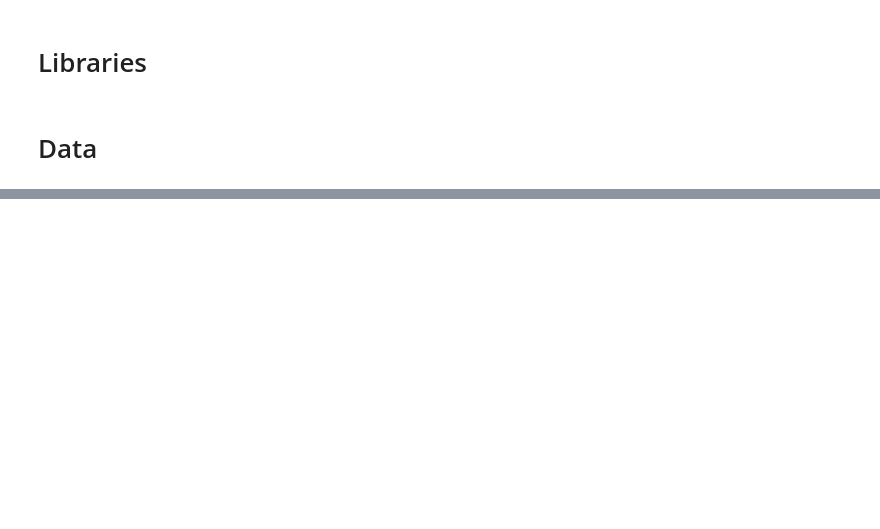
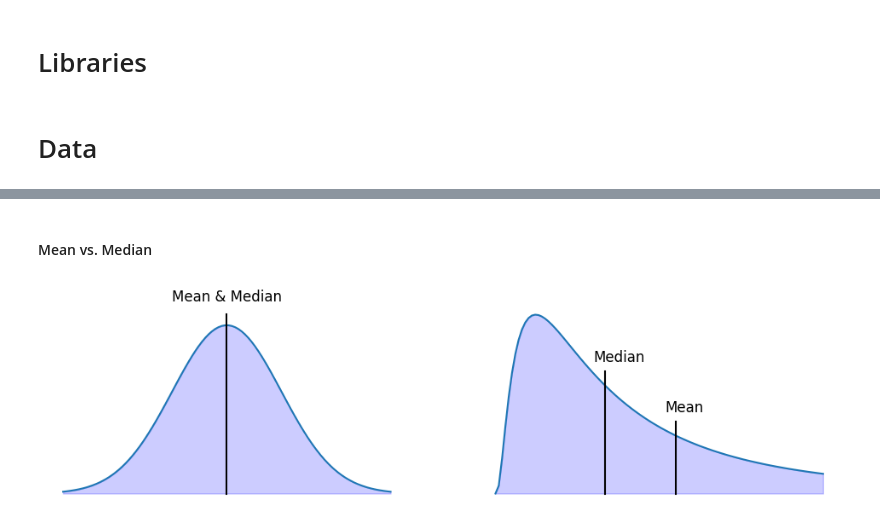
Before and after one commit to OgrodowskiJedrzej/Intro-To-Data-Science-Notebooks, a Jupyter notebook: Data Manipulation/data_cleaning.ipynb, the cells around one changed output, grey strips where cells are left out. Saved outputs shown, nothing was run; the diff lists cells and outputs as text; code cells hidden in the pictures; blank space fills up the shorter version.

```diff
--- a/Data Manipulation/data_cleaning.ipynb
+++ b/Data Manipulation/data_cleaning.ipynb
@@ -38,0 +145,33 @@ memory usage: 914.6+ KB
+# %% [markdown]
+#### Mean vs. Median
+# %%
+from scipy.stats import norm, lognorm
+
+std = 3
+x1 = np.linspace(-std, std, 100)
+x2 = np.linspace(0, std, 100)
+norm_dist = norm.pdf(x1)
+log_norm_dist = lognorm.pdf(x2, 1)
+
+fig, ax = plt.subplots(ncols=2, figsize=(12, 3))
+
+ax[0].plot(x1, norm_dist)
+ax[0].fill_between(x1, np.zeros(100), norm_dist, color="b", alpha=0.2)
+ax[0].axis(False)
+norm_mean = 0
+ax[0].plot([norm_mean]*2, [0, norm.pdf(norm_mean) + 0.025], c="k")
+ax[0].text(norm_mean, norm.pdf(norm_mean) + 0.05, "Mean & Median", ha="center", va="bottom", fontdict={"fontsize": 12})
+
+ax[1].plot(x2, log_norm_dist)
+ax[1].fill_between(x2, np.zeros(100), log_norm_dist, color="b", alpha=0.2)
+ax[1].axis(False)
+log_norm_mean = np.sqrt(np.e)
+log_norm_median = 1
+ax[1].plot([log_norm_mean]*2, [0, lognorm.pdf(log_norm_mean, 1) + 0.05], c="k")
+ax[1].text(log_norm_mean-0.1, lognorm.pdf(log_norm_mean, 1) + 0.075, "Mean", ha="left", va="bottom", fontdict={"fontsize": 12})
+ax[1].plot([log_norm_median]*2, [0, lognorm.pdf(log_norm_median, 1) + 0.05], c="k")
+ax[1].text(log_norm_median-0.1, lognorm.pdf(log_norm_median, 1) + 0.075, "Median", ha="left", va="bottom", fontdict={"fontsize": 12})
+
+plt.savefig("norm_and_lognorm.png", dpi=300)
+# %% [output]
+[figure, added]
```
Also changed, not shown: parts of 25 cells of this notebook, 2 other files.
